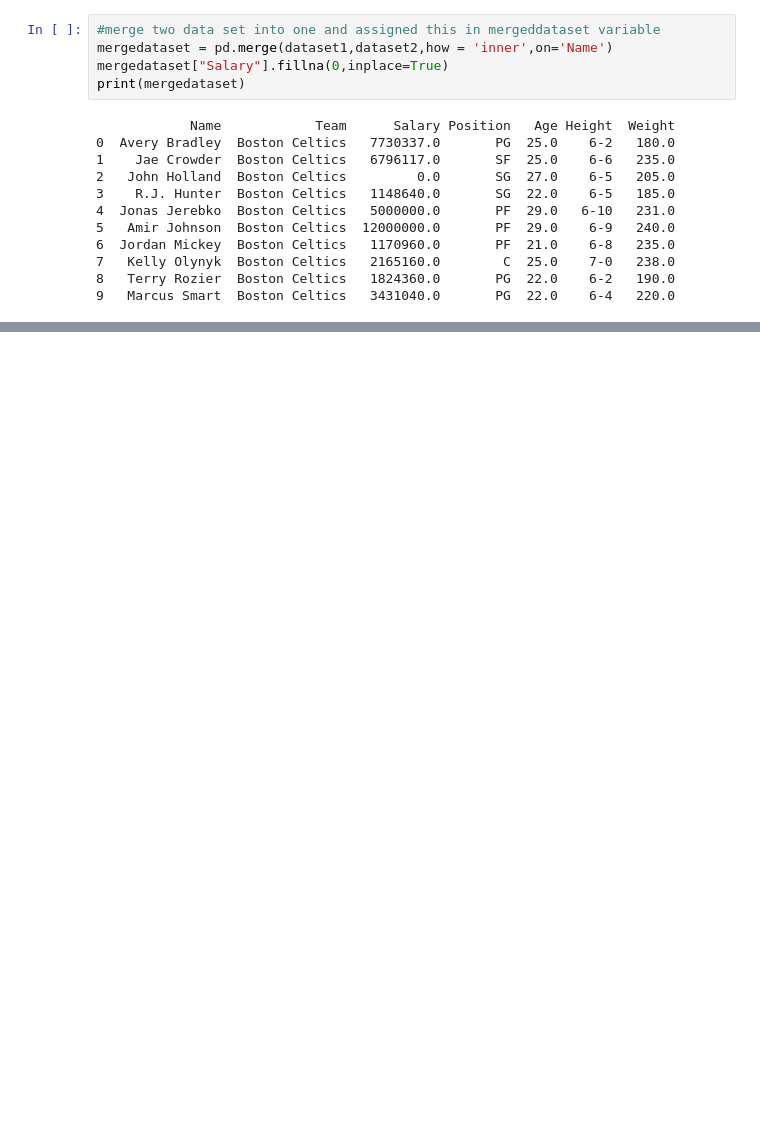
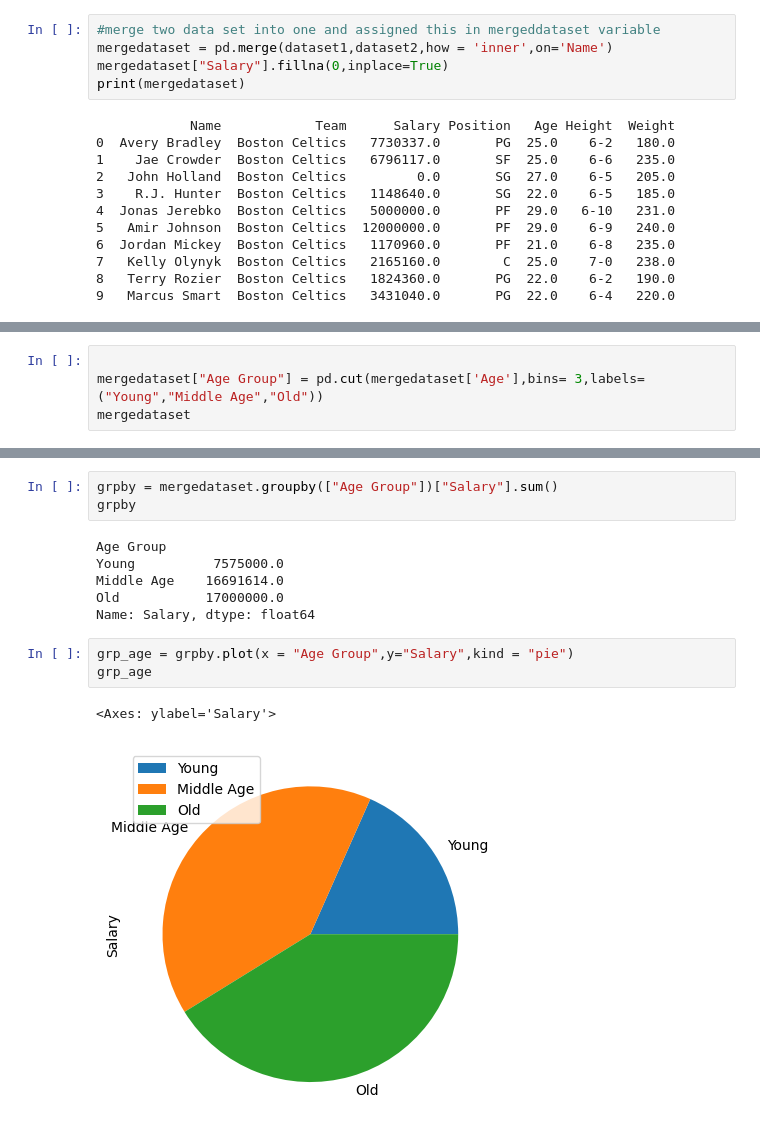
Before and after one commit to romanmahat35/PandasDataAnalysis, a Jupyter notebook: CSVFileDataAnalyis.ipynb, the cells around one changed output, grey strips where cells are left out. Saved outputs shown, nothing was run; the diff lists cells and outputs as text; blank space fills up the shorter version.

```diff
--- a/CSVFileDataAnalyis.ipynb
+++ b/CSVFileDataAnalyis.ipynb
@@ -57,0 +66,4 @@ print(mergedataset)
+# %%
+
+mergedataset["Age Group"] = pd.cut(mergedataset['Age'],bins= 3,labels=("Young","Middle Age","Old"))
+mergedataset
@@ -57,0 +82,15 @@ print(mergedataset)
+# %%
+grpby = mergedataset.groupby(["Age Group"])["Salary"].sum()
+grpby
+# %% [output]
+Age Group
+Young          7575000.0
+Middle Age    16691614.0
+Old           17000000.0
+Name: Salary, dtype: float64
+# %%
+grp_age = grpby.plot(x = "Age Group",y="Salary",kind = "pie")
+grp_age
+# %% [output]
+<Axes: ylabel='Salary'>
+[figure, added]
```
Also changed, not shown: parts of 4 cells of this notebook.
